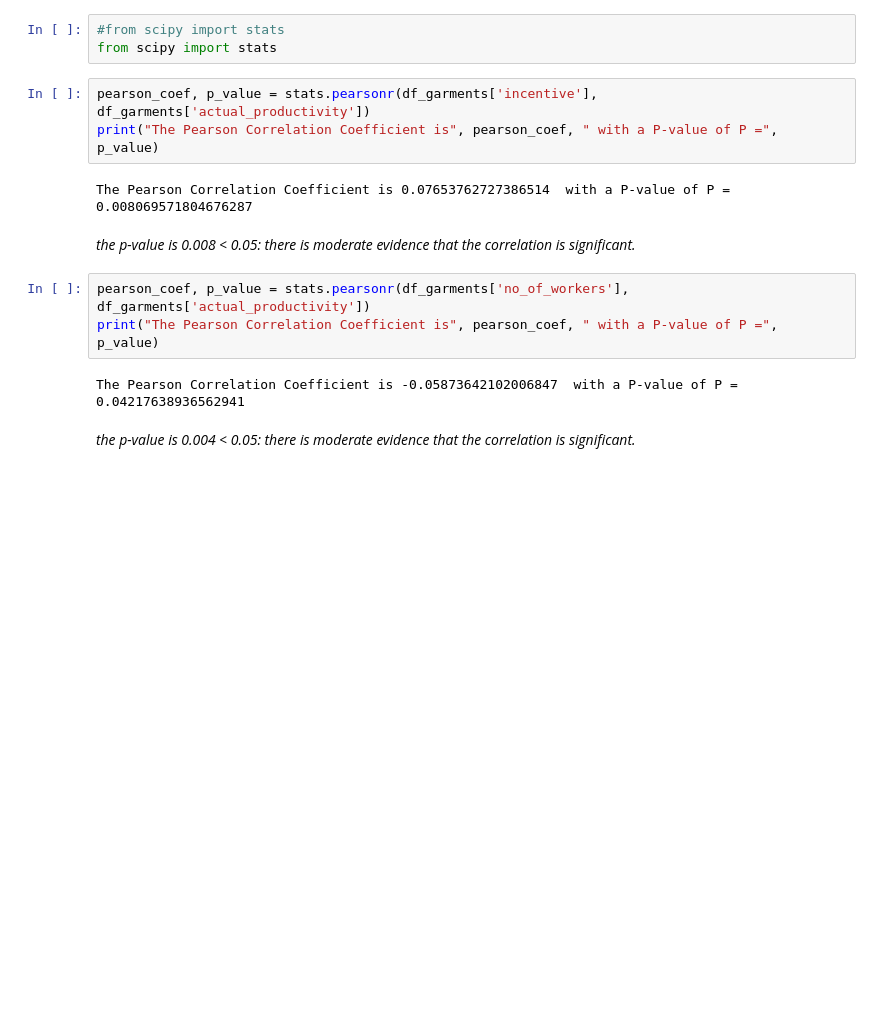
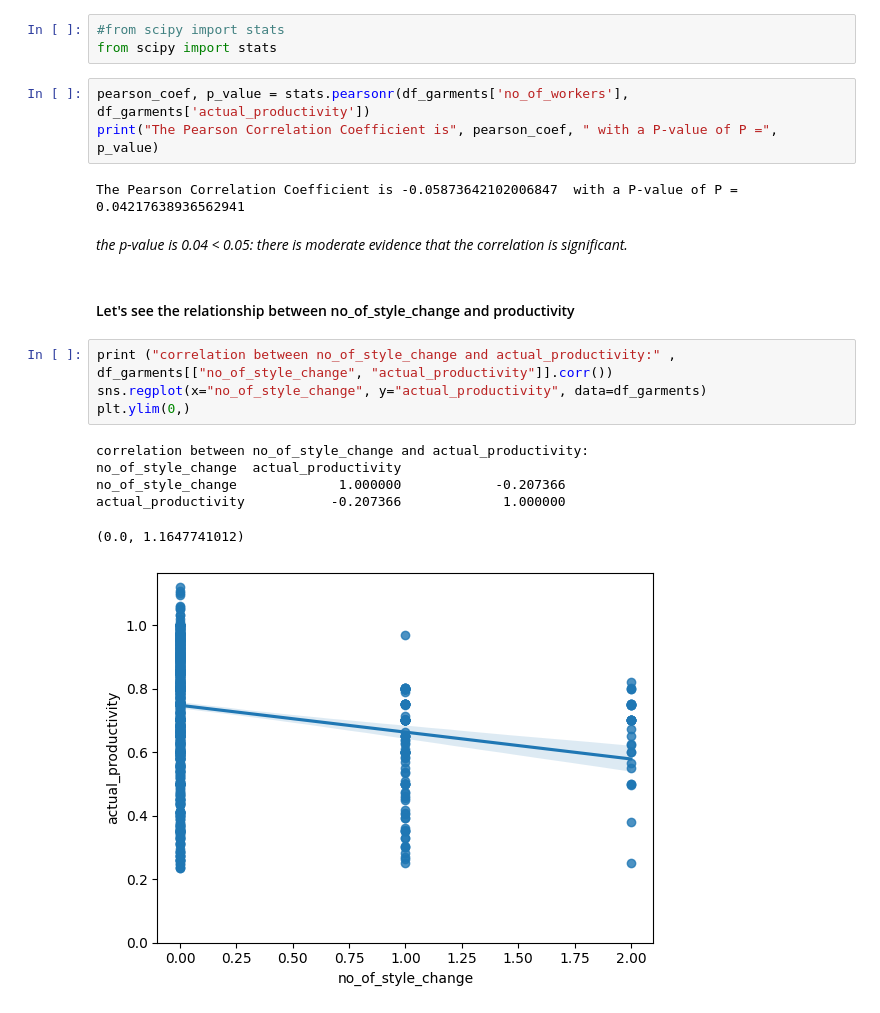
Before and after one commit to irenediaz1974/Portfolio2023, a Jupyter notebook: Project1/data_analysis.ipynb, the cells around one changed output. Drawn from its saved outputs; the diff is of its cells as text; blank space fills up the shorter version.

```diff
--- a/Project1/data_analysis.ipynb
+++ b/Project1/data_analysis.ipynb
@@ -209,17 +189,22 @@ actual_productivity      -0.058736             1.000000
 # %%
 #from scipy import stats
 from scipy import stats
-# %%
-pearson_coef, p_value = stats.pearsonr(df_garments['incentive'], df_garments['actual_productivity'])
-print("The Pearson Correlation Coefficient is", pearson_coef, " with a P-value of P =", p_value)
-# %% [output]
-The Pearson Correlation Coefficient is 0.07653762727386514  with a P-value of P = 0.008069571804676287
-# %% [markdown]
-*the p-value is  0.008 < 0.05: there is moderate evidence that the correlation is significant.*
 # %%
 pearson_coef, p_value = stats.pearsonr(df_garments['no_of_workers'], df_garments['actual_productivity'])
 print("The Pearson Correlation Coefficient is", pearson_coef, " with a P-value of P =", p_value)
 # %% [output]
 The Pearson Correlation Coefficient is -0.05873642102006847  with a P-value of P = 0.04217638936562941
 # %% [markdown]
-*the p-value is  0.004 < 0.05: there is moderate evidence that the correlation is significant.*
+*the p-value is  0.04 < 0.05: there is moderate evidence that the correlation is significant.*
+# %% [markdown]
+#### Let's see the relationship between  no_of_style_change and productivity
+# %%
+print ("correlation between no_of_style_change and actual_productivity:" , df_garments[["no_of_style_change", "actual_productivity"]].corr())
+sns.regplot(x="no_of_style_change", y="actual_productivity", data=df_garments)
+plt.ylim(0,)
+# %% [output]
+correlation between no_of_style_change and actual_productivity:                      no_of_style_change  actual_productivity
+no_of_style_change             1.000000            -0.207366
+actual_productivity           -0.207366             1.000000
+(0.0, 1.1647741012)
+[figure, added]
```
Also changed, not shown: parts of 23 cells of this notebook, 3 other files.
